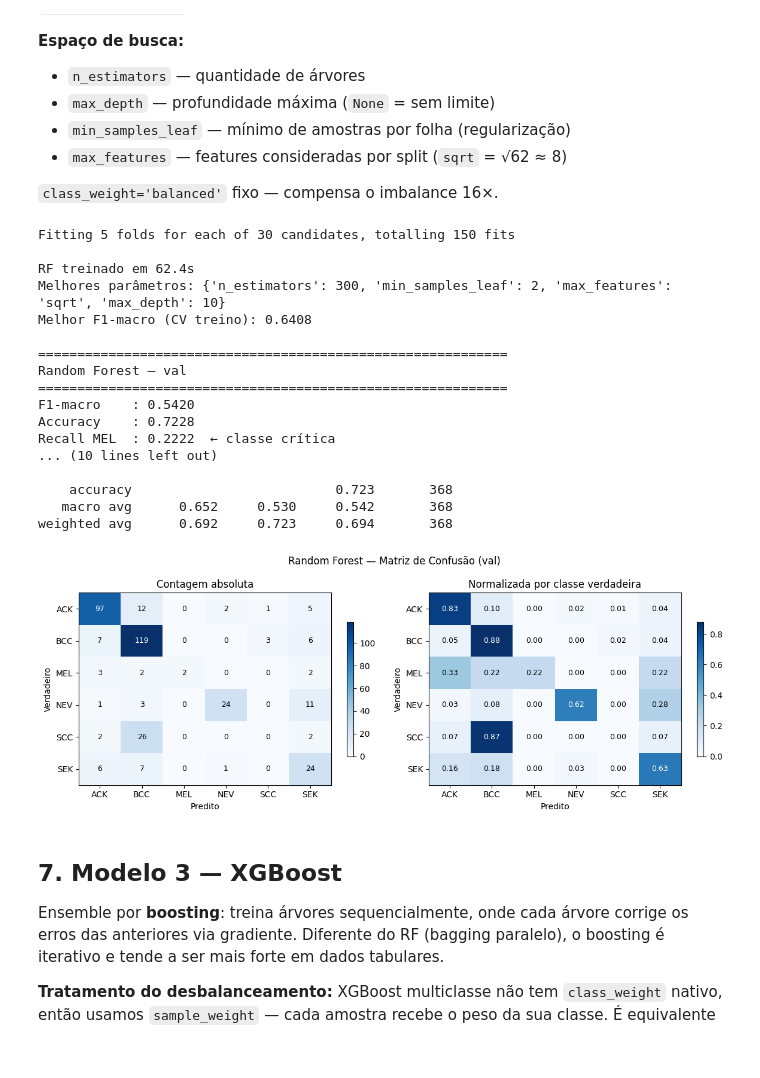
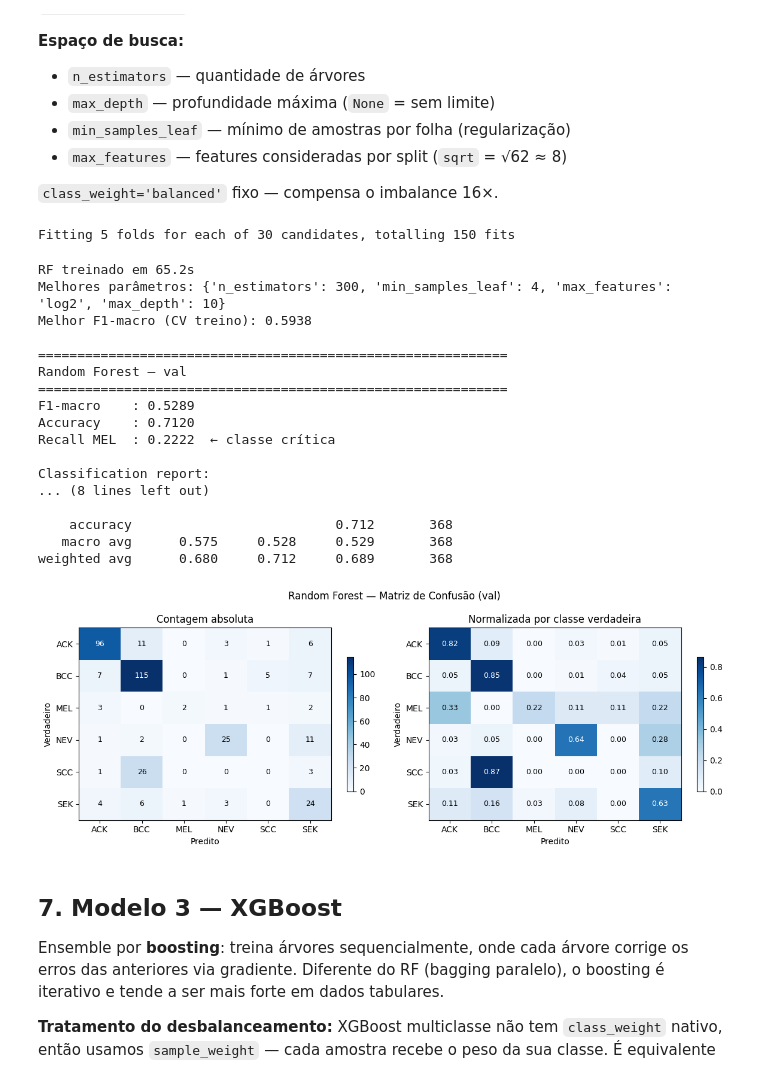
Before and after one commit to Icaro-Oliveira1/pad-ufes-skin-classification, a Jupyter notebook: notebooks_v2/05_modelagem.ipynb, the cells around one changed output. Cells and saved outputs as stored; diff of their text form; code cells hidden in the pictures.

```diff
--- a/notebooks_v2/05_modelagem.ipynb
+++ b/notebooks_v2/05_modelagem.ipynb
@@ -87,6 +87,7 @@ class_names   = list(le_target.classes_)   # ['ACK','BCC','MEL','NEV','SCC','SEK
 X_train, y_train = train[feature_cols].values, train['y'].values
 X_val,   y_val   = val[feature_cols].values,   val['y'].values
 X_test,  y_test  = test[feature_cols].values,  test['y'].values
+train_patient_ids = train['patient_id'].values
 
 print(f'X_train: {X_train.shape}  y_train: {y_train.shape}')
 print(f'X_val  : {X_val.shape}  y_val  : {y_val.shape}')
@@ -310,52 +311,55 @@ rf_param_dist = {
 rf_base = RandomForestClassifier(
     class_weight='balanced',
     random_state=SEED,
     n_jobs=-1,
 )
 
+cv_group = StratifiedGroupKFold(n_splits=5, shuffle=True, random_state=SEED)
+
 rf_search = RandomizedSearchCV(
     rf_base,
     param_distributions=rf_param_dist,
     n_iter=30,
     scoring='f1_macro',
-    cv=5,
+    cv=cv_group,
     random_state=SEED,
     n_jobs=-1,
     refit=True,   # retreina com os melhores params no dataset completo
     verbose=1,
 )
 
 t0 = time.time()
-rf_search.fit(X_train, y_train)
+rf_search.fit(X_train, y_train, groups=train_patient_ids)
 dt_rf = time.time() - t0
 
 rf = rf_search.best_estimator_
 print(f'\nRF treinado em {dt_rf:.1f}s')
 print(f'Melhores parâmetros: {rf_search.best_params_}')
 print(f'Melhor F1-macro (CV treino): {rf_search.best_score_:.4f}')
 
 res_rf_val = evaluate(rf, X_val, y_val, 'Random Forest')
 plot_confusion(y_val, res_rf_val['y_pred'],
                'Random Forest — Matriz de Confusão (val)')
 # %% [output]
 Fitting 5 folds for each of 30 candidates, totalling 150 fits
-
-RF treinado em 62.4s
-Melhores parâmetros: {'n_estimators': 300, 'min_samples_leaf': 2, 'max_features': 'sqrt', 'max_depth': 10}
-Melhor F1-macro (CV treino): 0.6408
-
-============================================================
-Random Forest — val
-============================================================
-F1-macro    : 0.5420
-Accuracy    : 0.7228
-Recall MEL  : 0.2222  ← classe crítica
-... (10 lines left out)
-
-    accuracy                          0.723       368
-   macro avg      0.652     0.530     0.542       368
-weighted avg      0.692     0.723     0.694       368
+RF treinado em 65.2s
+Melhores parâmetros: {'n_estimators': 300, 'min_samples_leaf': 4, 'max_features': 'log2', 'max_depth': 10}
+Melhor F1-macro (CV treino): 0.5938
+
+============================================================
+Random Forest — val
+============================================================
+F1-macro    : 0.5289
+Accuracy    : 0.7120
+Recall MEL  : 0.2222  ← classe crítica
+
+Classification report:
+... (8 lines left out)
+
+    accuracy                          0.712       368
+   macro avg      0.575     0.528     0.529       368
+weighted avg      0.680     0.712     0.689       368
-[figure, old version]
+[figure, new version]
 # %% [markdown]
 ## 7. Modelo 3 — XGBoost
 
```
Also changed, not shown: parts of 7 cells of this notebook, 4 other files.
